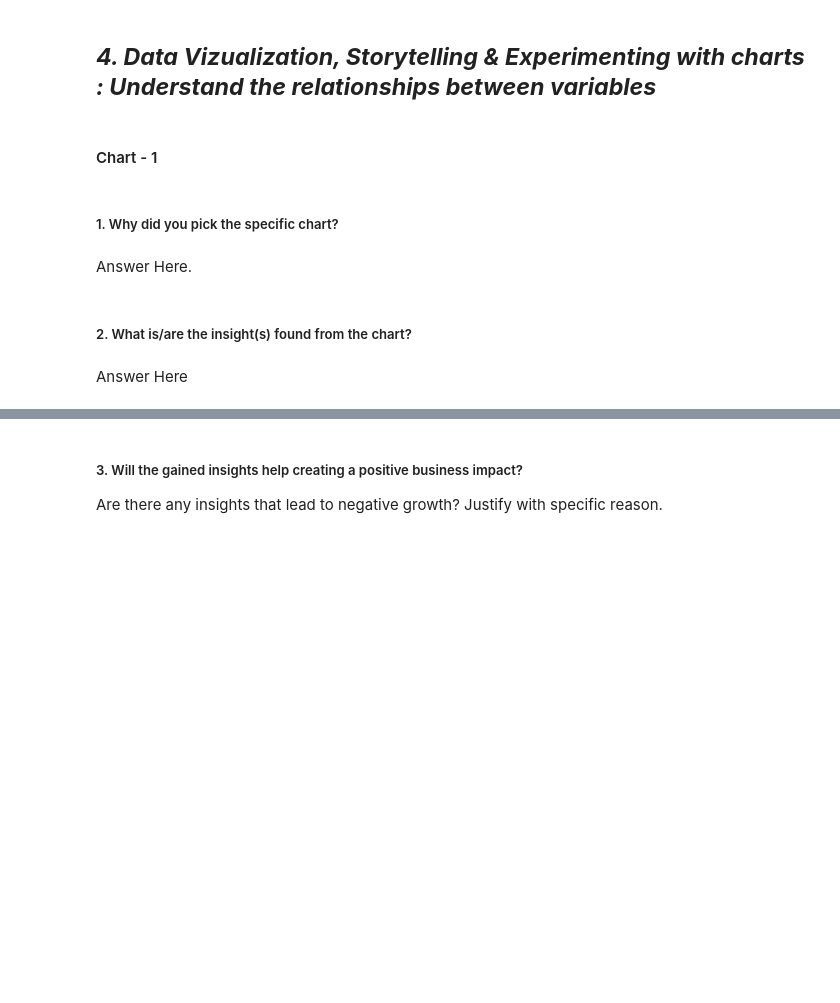
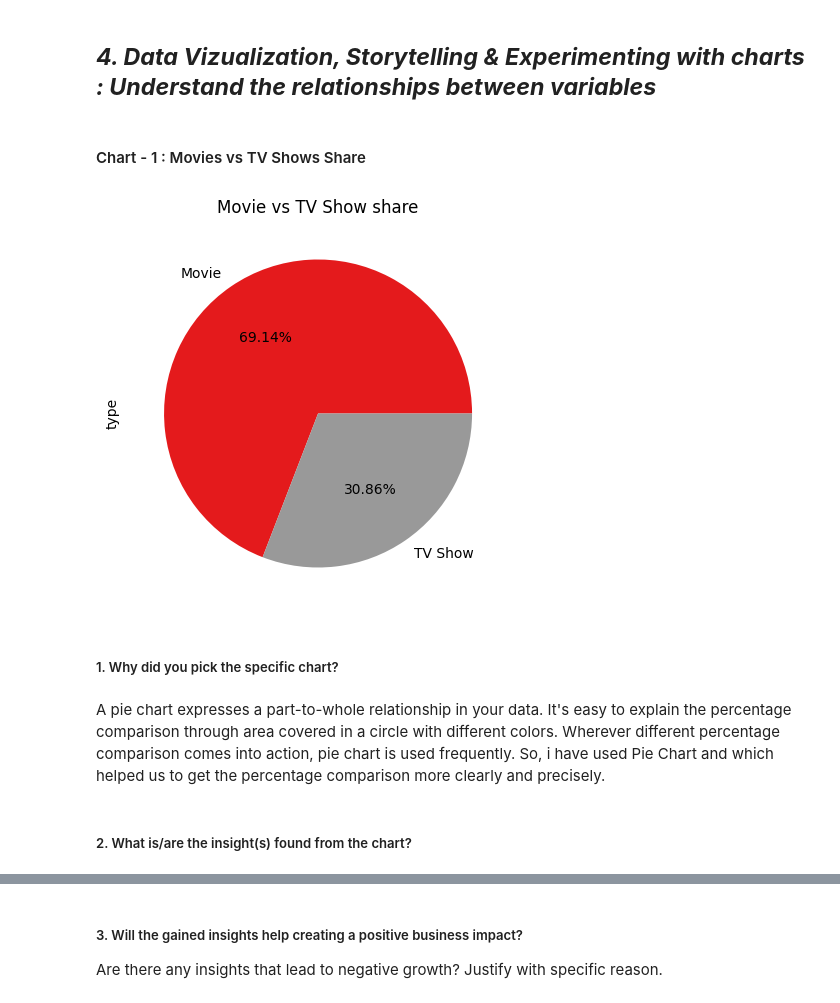
Before and after one commit to Apaulgithub/Netflix_Movies_And_TV_Shows_Clustering, a Jupyter notebook: Netflix_Movies_And_TV_Shows_Clustering_(Unsupervised_ML).ipynb, the cells around one changed output, grey strips where cells are left out. Drawn from its saved outputs; the diff is of its cells as text; code cells hidden in the pictures; blank space fills up the shorter version.

```diff
--- a/Netflix_Movies_And_TV_Shows_Clustering_(Unsupervised_ML).ipynb
+++ b/Netflix_Movies_And_TV_Shows_Clustering_(Unsupervised_ML).ipynb
@@ -204,0 +357,14 @@ Answer Here
+# %%
+# Filling cast null values as not available
+data['cast'] = data['cast'].fillna(value='Not available')
+# %%
+# Filling contry null values as not known, the same can be replaced by mode of the country using the below commented code
+# Note: only one line should be selected to run this
+data['country'] = data['country'].fillna(value='Not Known')
+# data['country'] = data['country'].fillna(value=data['country'].mode())
+# %%
+# Since date_added and rating have low number of missing values, that are 10 and 7 respectively, i have dropping the same
+data = data.dropna(subset=['date_added','rating'])
+# %%
+# Since too many missing values in director column, i have dropping the same
+data = data.drop(['director'],axis=1)
@@ -209,4 +396,4 @@ Answer Here.
 # %% [markdown]
 ## ***4. Data Vizualization, Storytelling & Experimenting with charts : Understand the relationships between variables***
 # %% [markdown]
-#### Chart - 1
+#### Chart - 1 : Movies vs TV Shows Share
@@ -215,8 +400,17 @@ Answer Here.
+# %%
+# Chart - 1 Pie Chart Visualization Code For Movie vs TV Show Share
+spread = data['type'].value_counts()
+plt.rcParams['figure.figsize'] = (5,5)
+
+# Set Labels
+spread.plot(kind = 'pie', autopct='%1.2f%%', cmap='Set1')
+plt.title(f'Movie vs TV Show share')
+plt.show()
+# %% [output]
+[figure, added]
 # %% [markdown]
 ##### 1. Why did you pick the specific chart?
-# %% [markdown]
-Answer Here.
+# %% [markdown]
+A pie chart expresses a part-to-whole relationship in your data. It's easy to explain the percentage comparison through area covered in a circle with different colors. Wherever different percentage comparison comes into action, pie chart is used frequently. So, i have used Pie Chart and which helped us to get the percentage comparison more clearly and precisely.
 # %% [markdown]
 ##### 2. What is/are the insight(s) found from the chart?
-# %% [markdown]
-Answer Here
```
Also changed, not shown: parts of 30 cells of this notebook.
